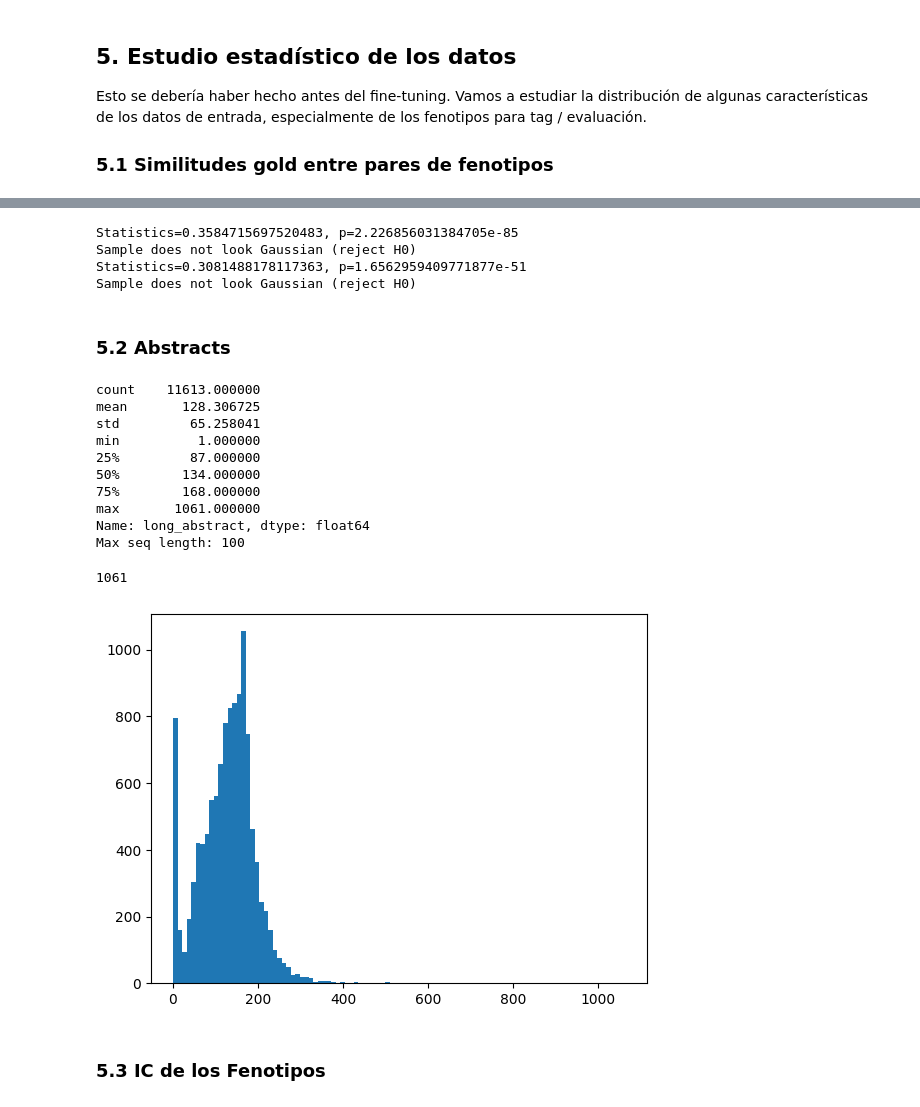
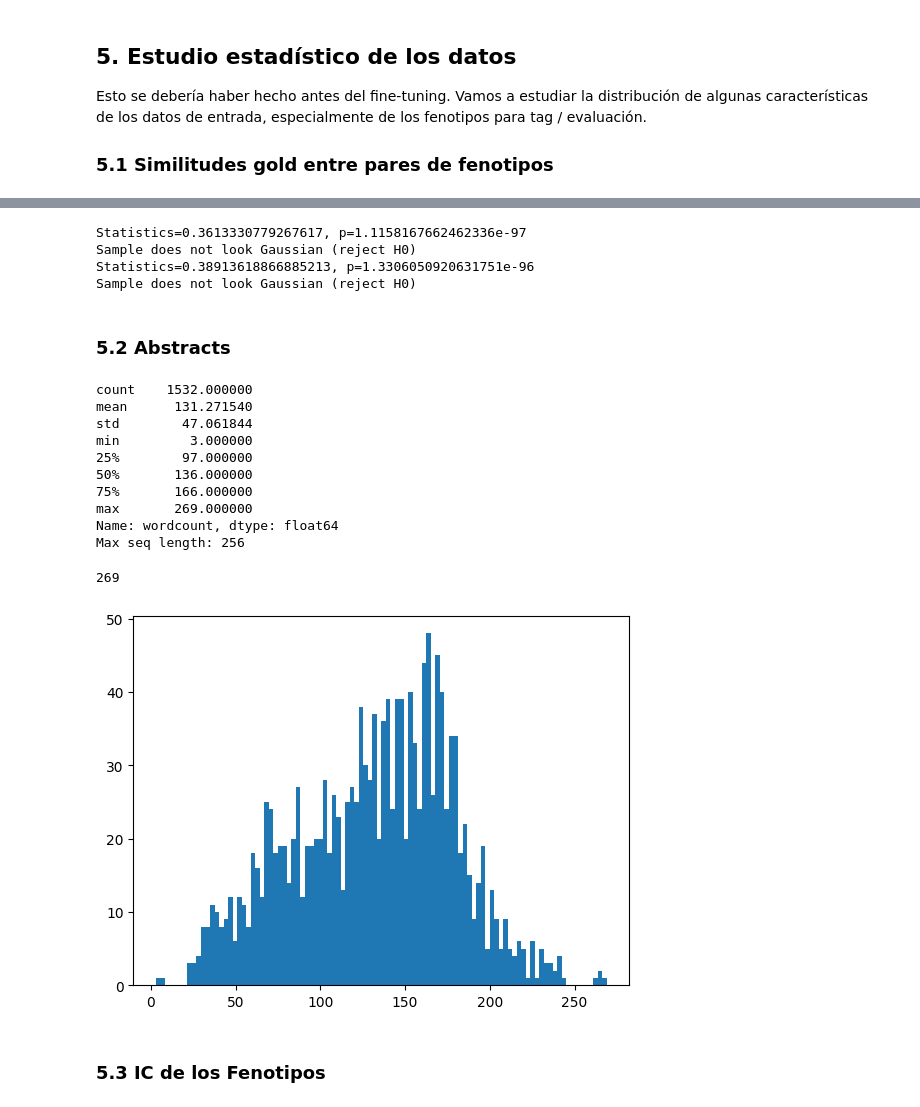
Before and after one commit to DgoMndez/DL-patogen-colab-DIIC, a Jupyter notebook: src/fine-tuning/evaluation/lprogress-2.ipynb, the cells around one changed output, grey strips where cells are left out. Cells and saved outputs as stored; diff of their text form; code cells hidden in the pictures.

```diff
--- a/src/fine-tuning/evaluation/lprogress-2.ipynb
+++ b/src/fine-tuning/evaluation/lprogress-2.ipynb
@@ -76,9 +76,9 @@ True
 # 0. GPU
 import torch
 
-device = torch.device("cuda:0" if torch.cuda.is_available() else "cpu")
+device = torch.device("cuda" if torch.cuda.is_available() else "cpu")
 print(f"Device: {device}")
 torch.cuda.empty_cache()
 
-os.environ["PYTORCH_CUDA_ALLOC_CONF"] = "max_split_size_mb:128"
+os.environ["PYTORCH_CUDA_ALLOC_CONF"] = "max_split_size_mb:1024"
 # %% [output]
@@ -88,7 +88,7 @@ Device: cuda:0
 
 # 1.1 BERT de partida
 
-MAX_SEQ_LENGTH = 32
+MAX_SEQ_LENGTH = 256
 bertmodel = SentenceTransformer(PRITAMDEKAMODEL, device=device) # Original
 model = bertmodel # Para finetunear
 
@@ -104,7 +104,7 @@ dTrain = pd.read_csv(path_abstracts_train, sep='\t', low_memory=False, na_values
 
 PROFILING = True
 if PROFILING:
-    dTrain = dTrain.sample(frac=0.01, random_state=SEED)
+    dTrain = dTrain.sample(frac=0.002, random_state=SEED)
 
 # fenotipos hoja
 path_phenotypes = os.path.join(PATH_PHENOTYPES, 'phenotypes_nz_05-05_10.csv')
@@ -140,7 +140,7 @@ def getLabelNumber(phenotypeName):
 
 BATCH_SIZE = 4
 
-abstractsTrain = [InputExample(texts=[x[:MAX_SEQ_LENGTH]], label=mapping[y]) for x, y in zip(dTrain['clean_abstract'], dTrain['phenotypeName'])]
+abstractsTrain = [InputExample(texts=[x], label=mapping[y]) for x, y in zip(dTrain['clean_abstract'], dTrain['phenotypeName'])]
 train_dataloader = DataLoader(abstractsTrain, shuffle=True, batch_size=BATCH_SIZE)
 
 # 2.2. Ejemplos de validación
@@ -364,34 +334,34 @@ for gold in [goldTrain, goldTest]:
     else:
         print('Sample does not look Gaussian (reject H0)')
 # %% [output]
-Statistics=0.3584715697520483, p=2.226856031384705e-85
+Statistics=0.3613330779267617, p=1.1158167662462336e-97
 Sample does not look Gaussian (reject H0)
-Statistics=0.3081488178117363, p=1.6562959409771877e-51
+Statistics=0.38913618866885213, p=1.3306050920631751e-96
 Sample does not look Gaussian (reject H0)
 # %% [markdown]
 ### 5.2 Abstracts
 # %%
-dTrain['long_abstract']=dTrain['clean_abstract'].apply(lambda x: len(x.split()))
-plt.hist(dTrain['long_abstract'], bins=100)
-print(dTrain['long_abstract'].describe())
+dTrain['wordcount']=dTrain['clean_abstract'].apply(lambda x: len(x.split()))
+plt.hist(dTrain['wordcount'], bins=100)
+print(dTrain['wordcount'].describe())
 print(f'Max seq length: {fmodel.get_max_seq_length()}')
 
 # Should have set it before training
-fmodel.max_seq_length = max(dTrain['long_abstract'])
+fmodel.max_seq_length = max(dTrain['wordcount'])
 fmodel.get_max_seq_length()
 # %% [output]
-count    11613.000000
-mean       128.306725
-std         65.258041
-min          1.000000
-25%         87.000000
-50%        134.000000
-75%        168.000000
-max       1061.000000
-Name: long_abstract, dtype: float64
-Max seq length: 100
+count    1532.000000
+mean      131.271540
+std        47.061844
+min         3.000000
+25%        97.000000
+50%       136.000000
+75%       166.000000
+max       269.000000
+Name: wordcount, dtype: float64
+Max seq length: 256
-1061
+269
-[figure, old version]
+[figure, new version]
 # %% [markdown]
 ### 5.3 IC de los Fenotipos
 # %%
```
Also changed, not shown: parts of 9 cells of this notebook, 1 other file.
